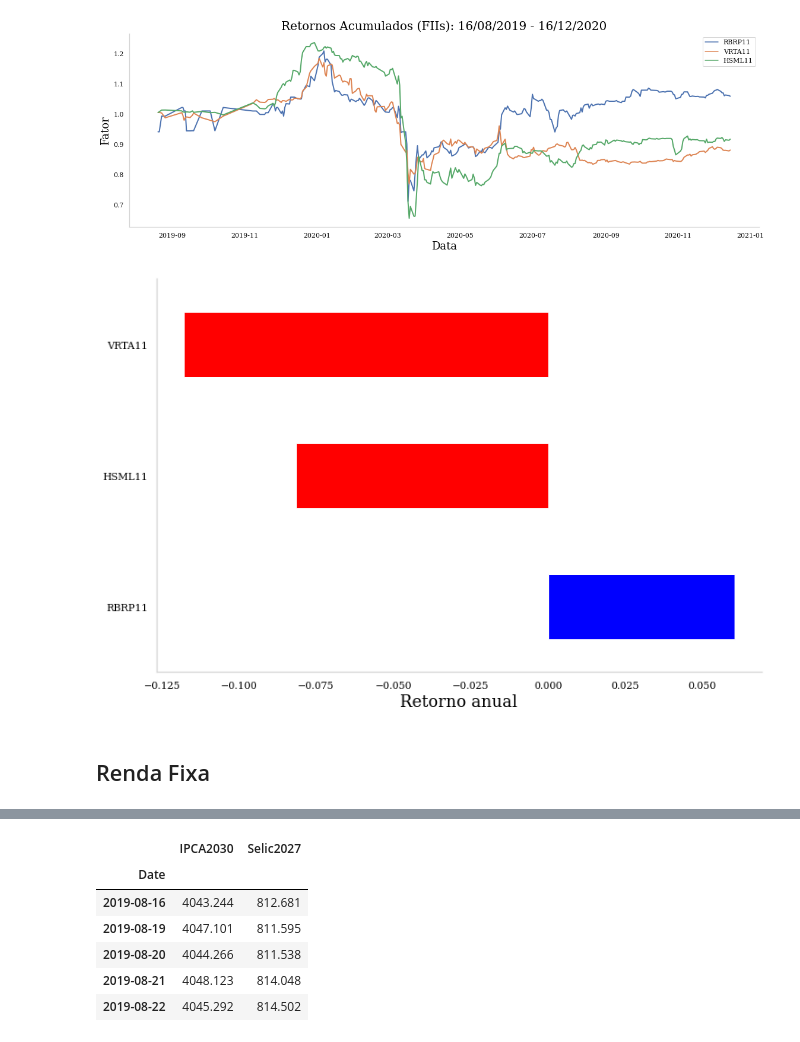
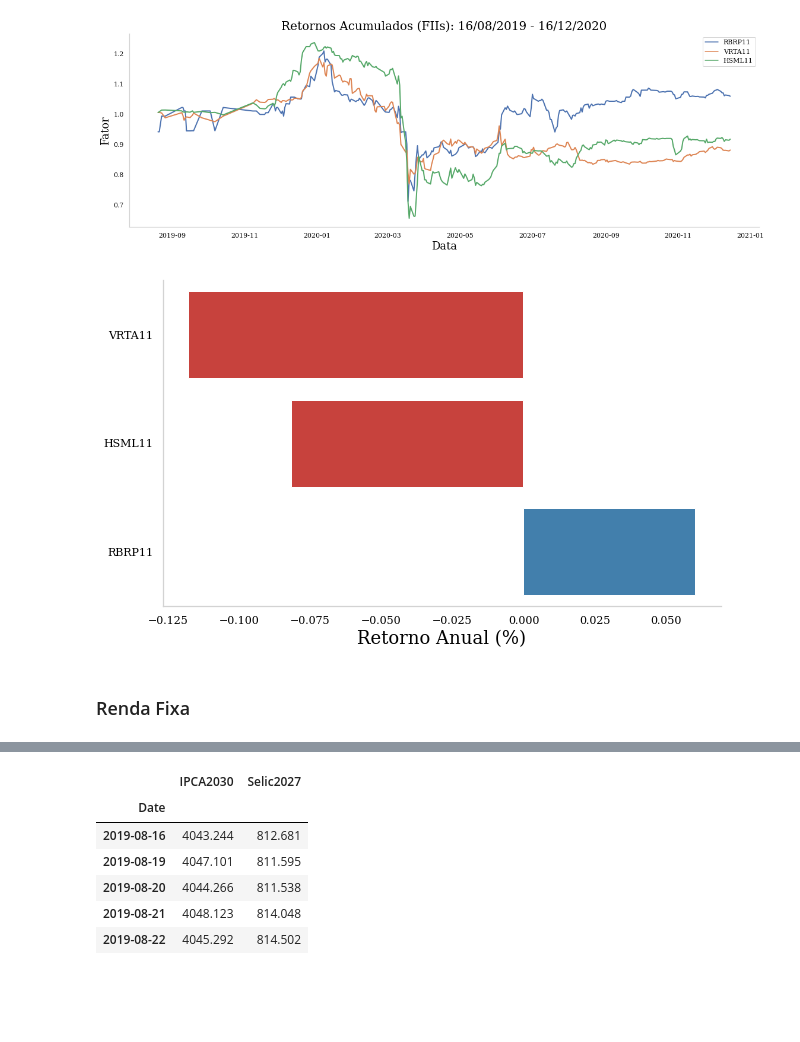
Before and after one commit to savimf/main_portfolio, a Jupyter notebook: Carteira_Analise_A/carteira_analise_A.ipynb, the cells around one changed output, grey strips where cells are left out. Drawn from its saved outputs; the diff is of its cells as text; code cells hidden in the pictures; blank space fills up the shorter version.

```diff
--- a/Carteira_Analise_A/carteira_analise_A.ipynb
+++ b/Carteira_Analise_A/carteira_analise_A.ipynb
@@ -153,16 +150,12 @@ aux.plot_lines_sns(fiis_ret_past_acm, titles)
 # %% [output]
 [figure]
 # %%
-# retornos das ações
-aux.plot_returns_sns(
-    aux.returns(fiis_past, 'total'),
-    start_past,
-    end_past
-)
+# retornos dos fiis
+aux.plot_returns_sns(aux.returns(fiis_past, 'total'), size=(10, 6))
 # %% [output]
-[figure, old version]
+[figure, new version]
 # %% [markdown]
-## Renda Fixa
+### Renda Fixa
 # %%
 searchs = aux.search('tesouro', 5)
 for s in searchs:
```
Also changed, not shown: parts of 22 cells of this notebook, 1 other file.
